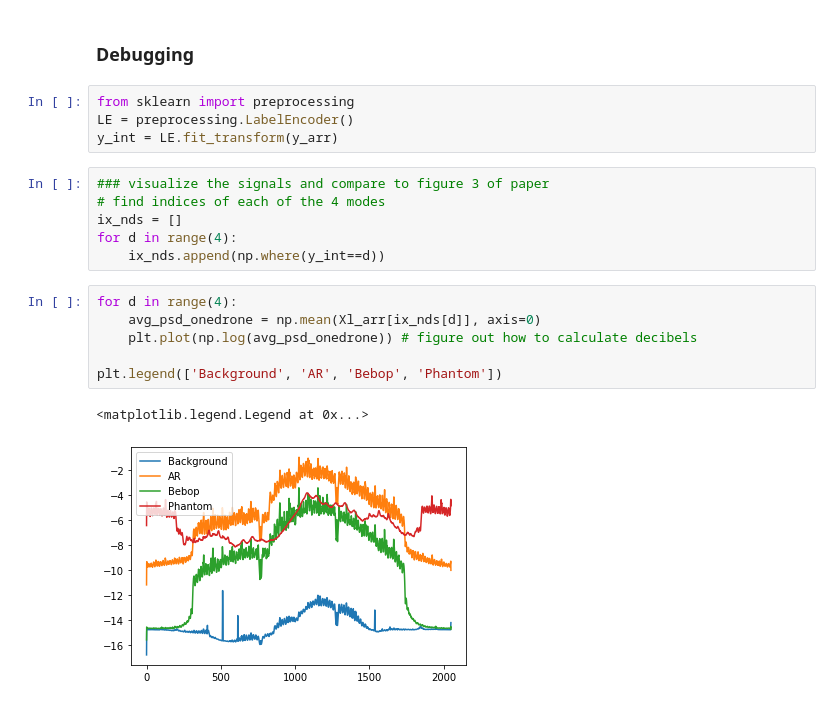
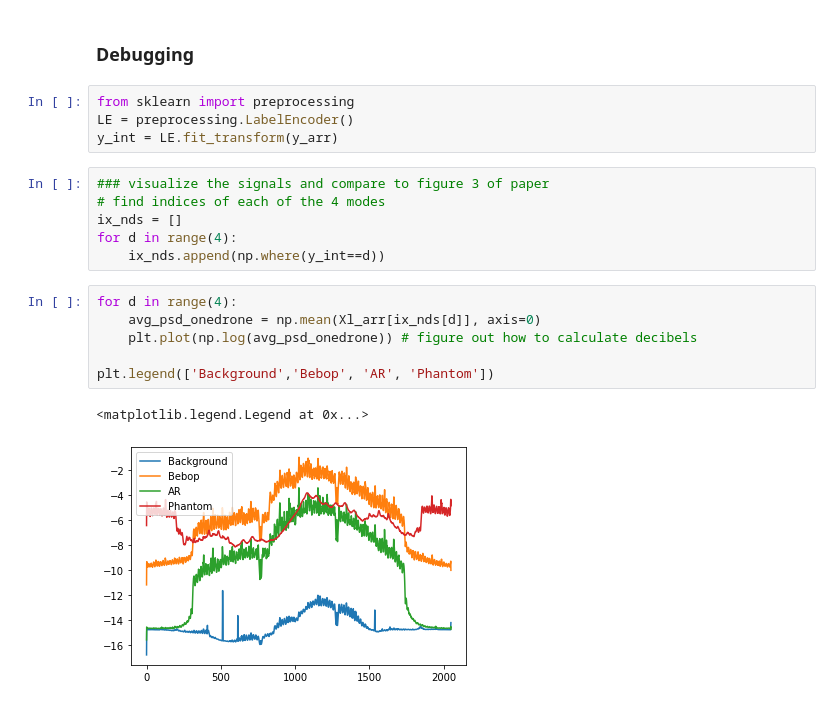
Before and after one commit to IQTLabs/RFClassification, a Jupyter notebook: Kılıç Paper Implementation.ipynb, the cells around one changed output. Saved outputs shown, nothing was run; the diff lists cells and outputs as text.

```diff
--- a/Kılıç Paper Implementation.ipynb
+++ b/Kılıç Paper Implementation.ipynb
@@ -303,10 +303,10 @@ np.mean(score_ls) # Low frequency only
 0.8189723320158102
 # %% [markdown]
 ### Debugging
-# %%
-from sklearn import preprocessing
-LE = preprocessing.LabelEncoder()
-y_int = LE.fit_transform(y_arr)
+# %%
+from sklearn import preprocessing
+LE = preprocessing.LabelEncoder()
+y_int = LE.fit_transform(y_arr)
 # %%
 ### visualize the signals and compare to figure 3 of paper
 # find indices of each of the 4 modes
@@ -316,9 +316,9 @@ for d in range(4):
 # %%
 for d in range(4):
     avg_psd_onedrone = np.mean(Xl_arr[ix_nds[d]], axis=0)
     plt.plot(np.log(avg_psd_onedrone)) # figure out how to calculate decibels
 
-plt.legend(['Background', 'AR', 'Bebop', 'Phantom'])
+plt.legend(['Background','Bebop', 'AR', 'Phantom'])
 # %% [output]
 <matplotlib.legend.Legend at 0x...>
-[figure, old version]
+[figure, new version]
```
Also changed, not shown: parts of 1 cell of this notebook.
